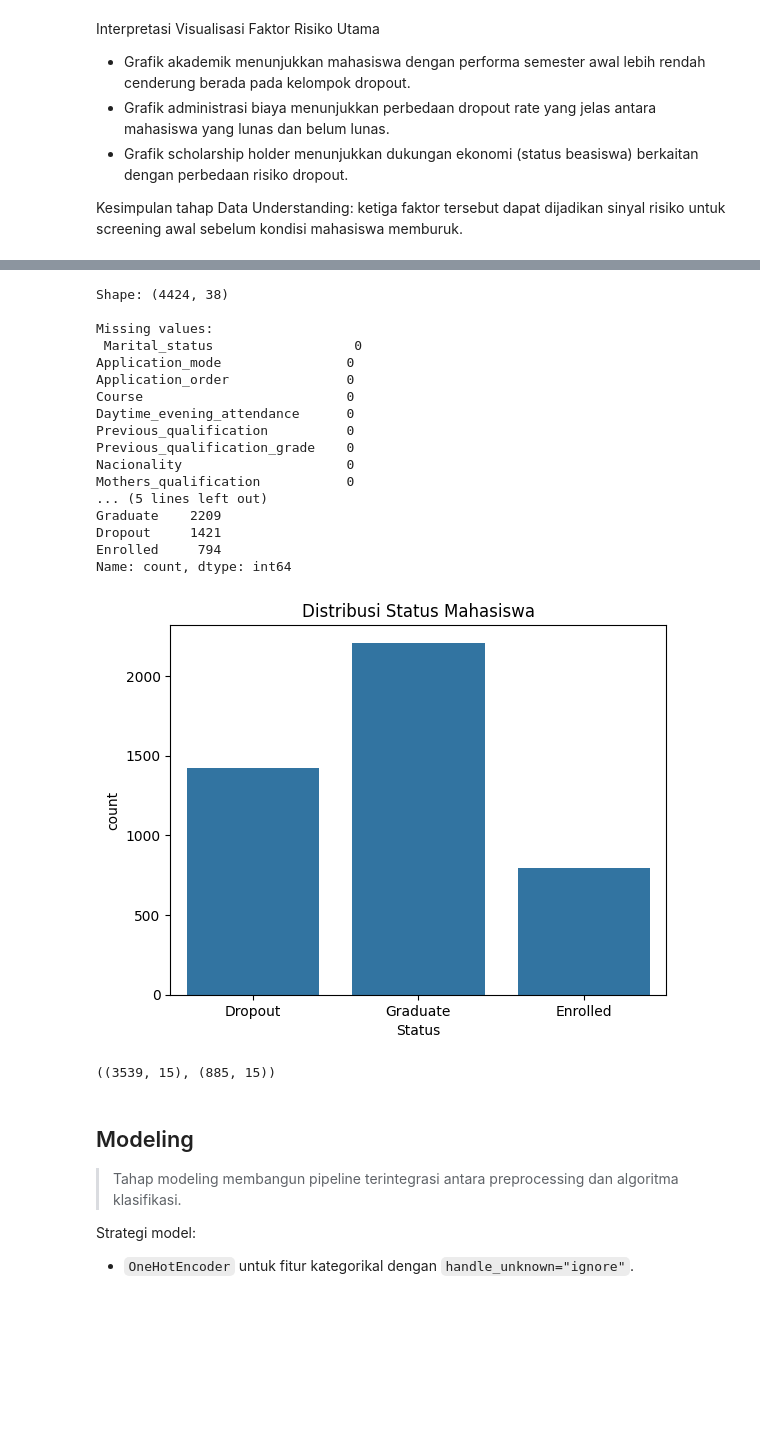
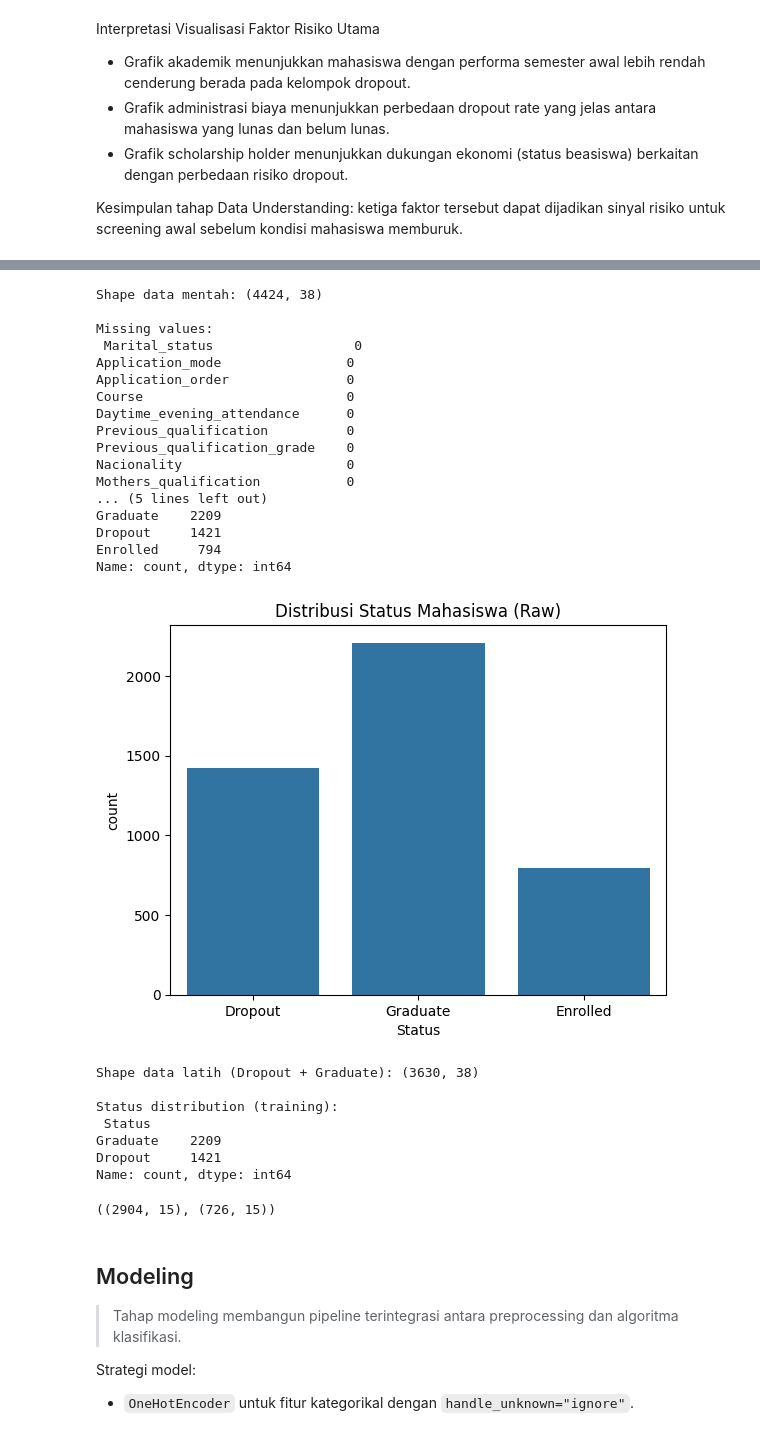
Before and after one commit to Nurus9/a590-Belajar-Penerapan-Data-Science, a Jupyter notebook: a590_proyek_akhir/notebook.ipynb, the cells around one changed output, grey strips where cells are left out. Cells and saved outputs as stored; diff of their text form; code cells hidden in the pictures; blank space fills up the shorter version.

Commit message:
setelah revisi 1 pada model biner

```diff
--- a/a590_proyek_akhir/notebook.ipynb
+++ b/a590_proyek_akhir/notebook.ipynb
@@ -466,13 +460,18 @@ Output:
 # %%
-print("Shape:", df.shape)
+print("Shape data mentah:", df.shape)
 print("\nMissing values:\n", df.isna().sum().sort_values(ascending=False).head(10))
-print("\nStatus distribution:\n", df["Status"].value_counts())
+print("\nStatus distribution (raw):\n", df["Status"].value_counts())
 
 sns.countplot(data=df, x="Status")
-plt.title("Distribusi Status Mahasiswa")
+plt.title("Distribusi Status Mahasiswa (Raw)")
 plt.show()
 
-df["is_dropout"] = (df["Status"] == "Dropout").astype(int)
+# Gunakan hanya label final untuk training model
+train_df = df[df["Status"].isin(["Dropout", "Graduate"])].copy()
+train_df["is_dropout"] = (train_df["Status"] == "Dropout").astype(int)
+
+print("\nShape data latih (Dropout + Graduate):", train_df.shape)
+print("\nStatus distribution (training):\n", train_df["Status"].value_counts())
 
 feature_columns = [
     "Marital_status",
@@ -503,38 +502,45 @@ categorical_columns = [
     "Scholarship_holder",
 ]
 
-X = df[feature_columns]
-y = df["is_dropout"]
+X = train_df[feature_columns]
+y = train_df["is_dropout"]
 
 X_train, X_test, y_train, y_test = train_test_split(
     X,
     y,
     test_size=0.2,
     random_state=42,
     stratify=y,
 )
 
 X_train.shape, X_test.shape
 # %% [output]
-Shape: (4424, 38)
+Shape data mentah: (4424, 38)
 
 Missing values:
  Marital_status                  0
 Application_mode                0
 Application_order               0
 Course                          0
 Daytime_evening_attendance      0
 Previous_qualification          0
 Previous_qualification_grade    0
 Nacionality                     0
 Mothers_qualification           0
 ... (5 lines left out)
 Graduate    2209
 Dropout     1421
 Enrolled     794
 Name: count, dtype: int64
-[figure, old version]
+[figure, new version]
-((3539, 15), (885, 15))
+Shape data latih (Dropout + Graduate): (3630, 38)
+
+Status distribution (training):
+ Status
+Graduate    2209
+Dropout     1421
+Name: count, dtype: int64
+((2904, 15), (726, 15))
 # %% [markdown]
 ## Modeling
 
```
Also changed, not shown: parts of 14 cells of this notebook, 5 other files.
